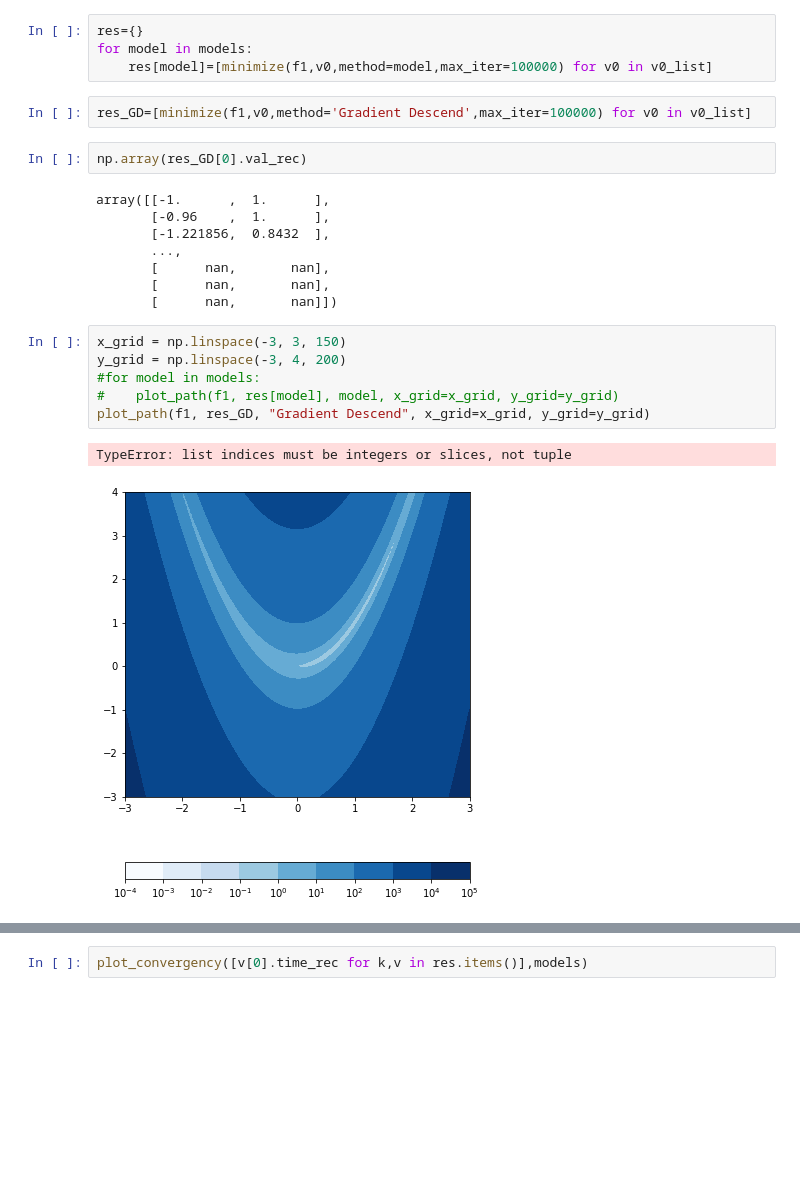
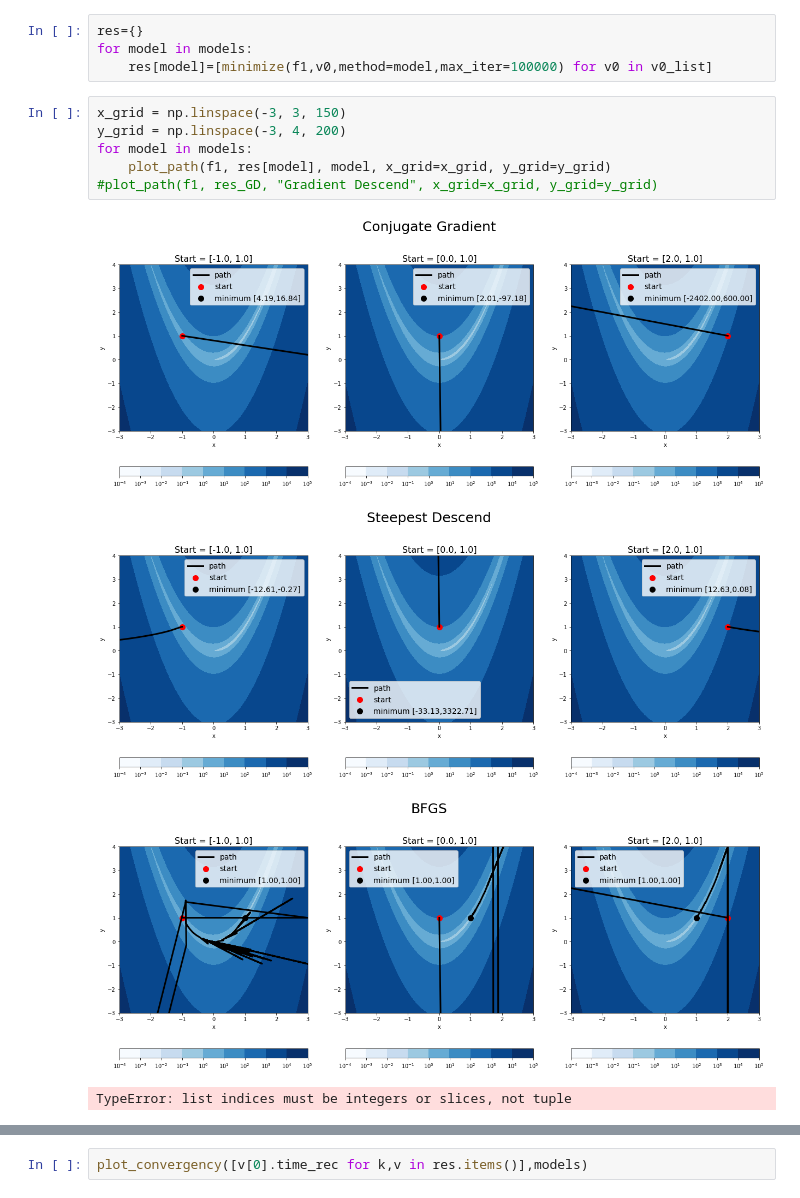
Before and after one commit to AutoDiffAll/cs207_FinalProject, a Jupyter notebook: Implementation/test_for_optimizer.ipynb, the cells around one changed output, grey strips where cells are left out. Cells and saved outputs as stored; diff of their text form; blank space fills up the shorter version.

```diff
--- a/Implementation/test_for_optimizer.ipynb
+++ b/Implementation/test_for_optimizer.ipynb
@@ -29,24 +29,14 @@ models=['Conjugate Gradient','Steepest Descend','BFGS','Gradient Descend']
 res={}
 for model in models:
     res[model]=[minimize(f1,v0,method=model,max_iter=100000) for v0 in v0_list]
-# %%
-res_GD=[minimize(f1,v0,method='Gradient Descend',max_iter=100000) for v0 in v0_list]
-# %%
-np.array(res_GD[0].val_rec)
-# %% [output]
-array([[-1.      ,  1.      ],
-       [-0.96    ,  1.      ],
-       [-1.221856,  0.8432  ],
-       ...,
-       [      nan,       nan],
-       [      nan,       nan],
-       [      nan,       nan]])
 # %%
 x_grid = np.linspace(-3, 3, 150)
 y_grid = np.linspace(-3, 4, 200)
-#for model in models:
-#    plot_path(f1, res[model], model, x_grid=x_grid, y_grid=y_grid)
-plot_path(f1, res_GD, "Gradient Descend", x_grid=x_grid, y_grid=y_grid)
+for model in models:
+    plot_path(f1, res[model], model, x_grid=x_grid, y_grid=y_grid)
+#plot_path(f1, res_GD, "Gradient Descend", x_grid=x_grid, y_grid=y_grid)
 # %% [output]
+[figure, new version]
+[figure, added]
+[figure, added]
 TypeError: list indices must be integers or slices, not tuple
-[figure, old version]
```
Also changed, not shown: parts of 3 cells of this notebook, 1 other file.
